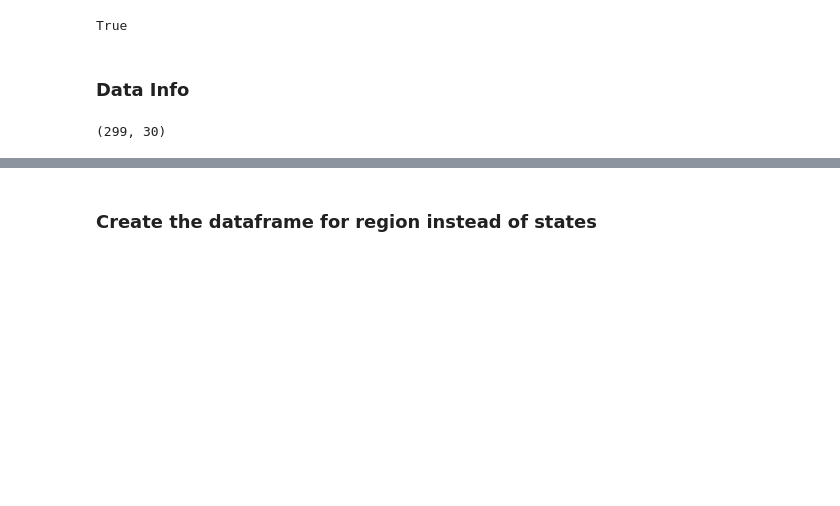
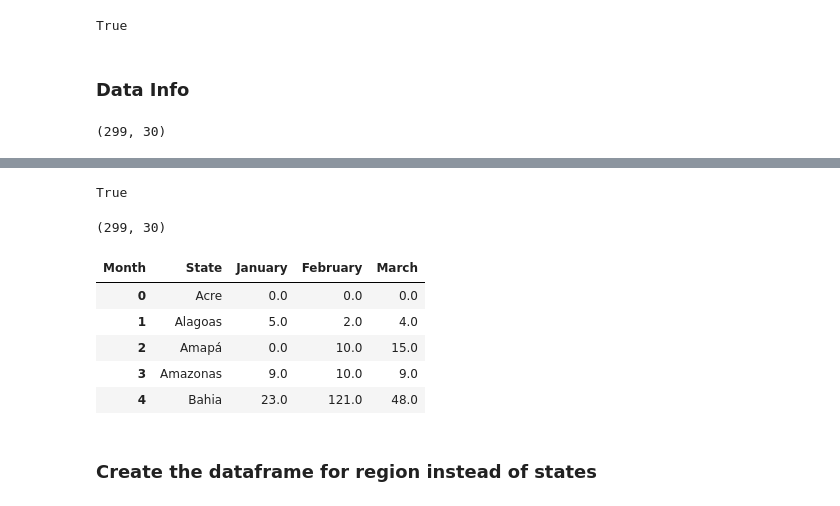
Before and after one commit to diegomattos1408/DataSUS-EDA-Python, a Jupyter notebook: tuberculose_0102032023.ipynb, the cells around one changed output, grey strips where cells are left out. Saved outputs shown, nothing was run; the diff lists cells and outputs as text; code cells hidden in the pictures; blank space fills up the shorter version.

```diff
--- a/tuberculose_0102032023.ipynb
+++ b/tuberculose_0102032023.ipynb
@@ -44,3 +44,56 @@ combined_df.head()
 | 2 | 202010201 | DOSAGEM DE BILIRRUBINA TOTAL E FR... | 0.0 | 0.0 | 0.0 | 0.0 | 0.0 | 0.0 | 0.0 | ... |
 | 3 | 202010228 | DOSAGEM DE CALCIO IONIZAVEL | 0.0 | 0.0 | 0.0 | 0.0 | 0.0 | 0.0 | 0.0 | ... |
 | 4 | 202010260 | DOSAGEM DE CLORETO | 0.0 | 0.0 | 0.0 | 0.0 | 0.0 | 0.0 | 0.0 | ... |
+# %%
+# Load the dataframes
+df4 = pd.read_csv('csv/tuberculose_022023_cent.csv')
+df5 = pd.read_csv('csv/tuberculose_032023_cent.csv')
+df6 = pd.read_csv('csv/tuberculose_012023_cent.csv')
+
+# Check if they have the same columns
+columns_match = (set(df4.columns) == set(df5.columns)) and (set(df4.columns) == set(df6.columns))
+
+# Output the result and the columns of each dataframe if needed
+columns_match
+# %% [output]
+True
+# %%
+# Add a month column to each DataFrame
+df4['Month'] = 'February'
+df5['Month'] = 'March'
+df6['Month'] = 'January'
+
+# Concatenate the DataFrames
+combined_df_cent = pd.concat([df1, df2, df3], ignore_index=True)
+
+# Display the combined DataFrame shape and the first few rows to verify
+combined_df_shape_cent = combined_df_cent.shape
+combined_df_head_cent = combined_df_cent.head()
+
+combined_df_shape
+# %% [output]
+(299, 30)
+# %%
+# Drop the unnecessary columns and pivot the table to get the desired structure
+# Assuming the user wants to aggregate the data by state and month
+
+# First, let's melt the dataframe to long format
+data_long = pd.melt(combined_df_cent, id_vars=["Description", "Month"], var_name="State", value_name="Cases")
+
+# Then, filter out the 'Unnamed: 0', 'Code', and 'Description' columns from the State column as they are not states
+data_long_filtered = data_long[~data_long['State'].isin(['Code', 'Description'])]
+
+# Now, pivot the table to get the structure with states as rows and months as columns
+data_pivoted = data_long_filtered.pivot_table(index='State', columns='Month', values='Cases', aggfunc='sum').reset_index()
+
+# Sort the months in the correct order
+data_pivoted = data_pivoted[['State', 'January', 'February', 'March']]
+
+data_pivoted.head()
+# %% [output]
+| Month | State | January | February | March |
+| 0 | Acre | 0.0 | 0.0 | 0.0 |
+| 1 | Alagoas | 5.0 | 2.0 | 4.0 |
+| 2 | Amapá | 0.0 | 10.0 | 15.0 |
+| 3 | Amazonas | 9.0 | 10.0 | 9.0 |
+| 4 | Bahia | 23.0 | 121.0 | 48.0 |
```
Also changed, not shown: parts of 11 cells of this notebook, 14 other files.
